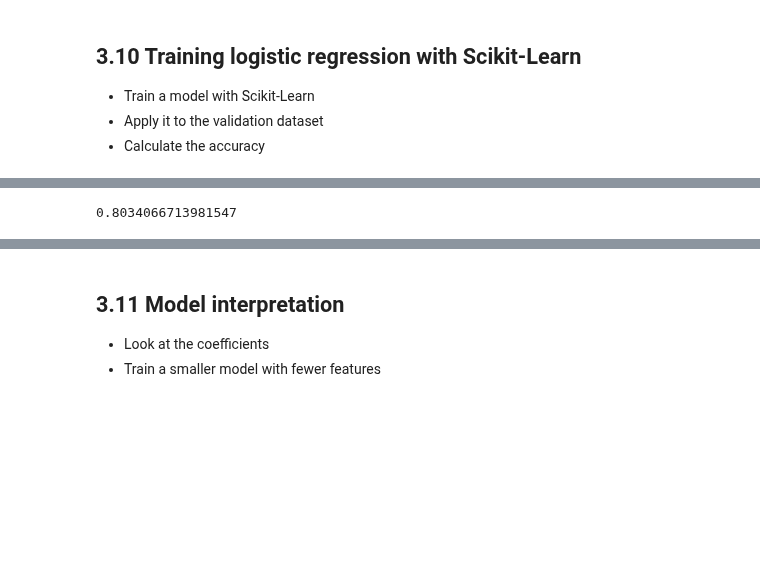
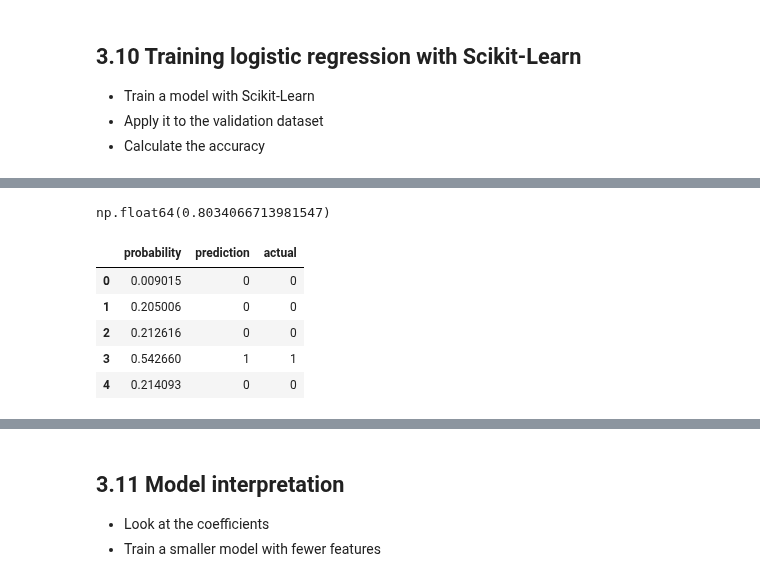
Before and after one commit to DataTalksClub/machine-learning-zoomcamp, a Jupyter notebook: 03-classification/notebook.ipynb, the cells around one changed output, grey strips where cells are left out. Saved outputs shown, nothing was run; the diff lists cells and outputs as text; code cells hidden in the pictures; blank space fills up the shorter version.

```diff
--- a/03-classification/notebook.ipynb
+++ b/03-classification/notebook.ipynb
@@ -505,13 +575,21 @@ y_pred = model.predict_proba(X_val)[:, 1]
 # %%
 churn_decision = (y_pred >= 0.5)
 # %%
-(y_val == churn_decision).mean()
+(y_val == churn_decision.astype(int)).mean()
 # %% [output]
-0.8034066713981547
+np.float64(0.8034066713981547)
 # %%
 df_pred = pd.DataFrame()
 df_pred['probability'] = y_pred
 df_pred['prediction'] = churn_decision.astype(int)
 df_pred['actual'] = y_val
+df_pred.head()
+# %% [output]
+|  | probability | prediction | actual |
+| 0 | 0.009015 | 0 | 0 |
+| 1 | 0.205006 | 0 | 0 |
+| 2 | 0.212616 | 0 | 0 |
+| 3 | 0.542660 | 1 | 1 |
+| 4 | 0.214093 | 0 | 0 |
 # %%
 df_pred['correct'] = df_pred.prediction == df_pred.actual
```
Also changed, not shown: parts of 63 cells of this notebook, 1 other file.
